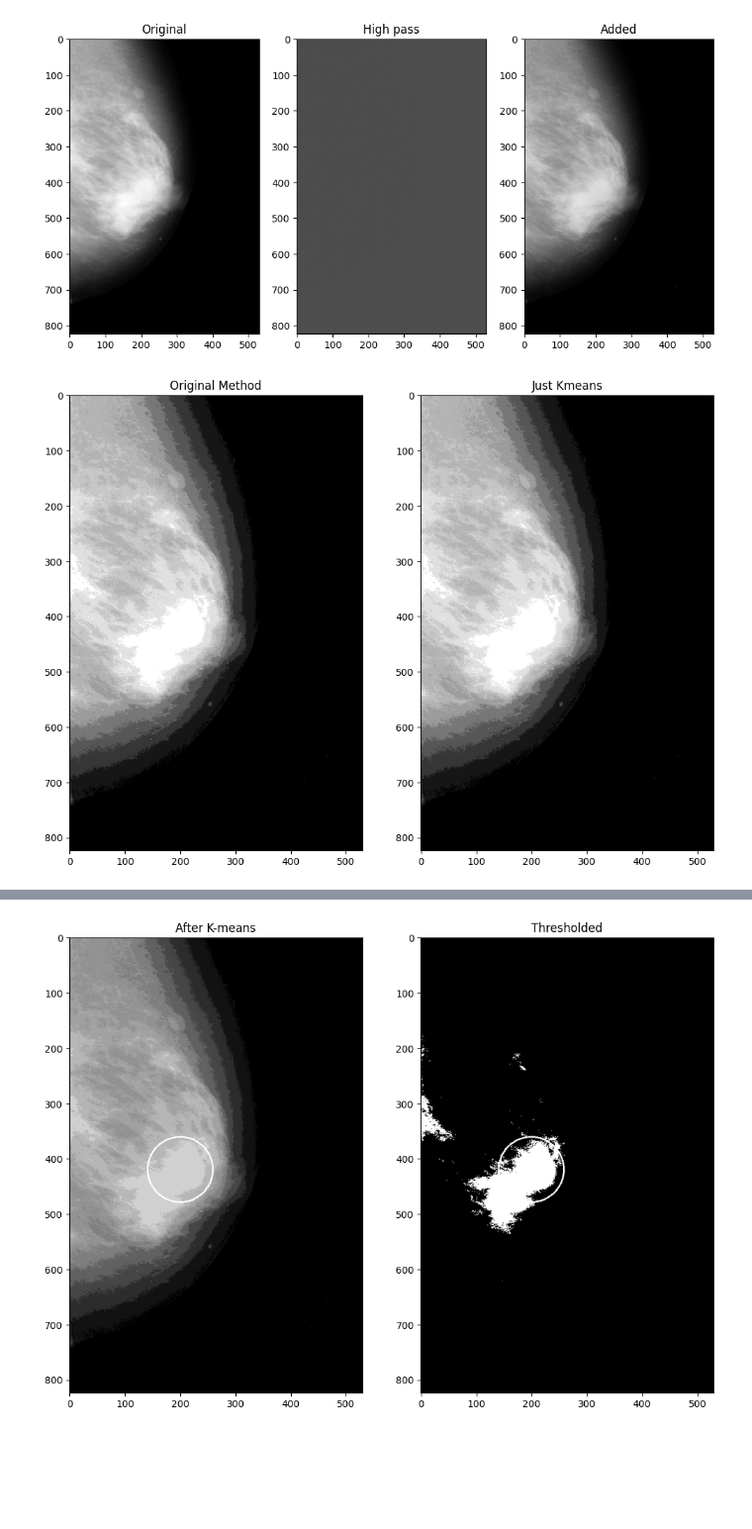
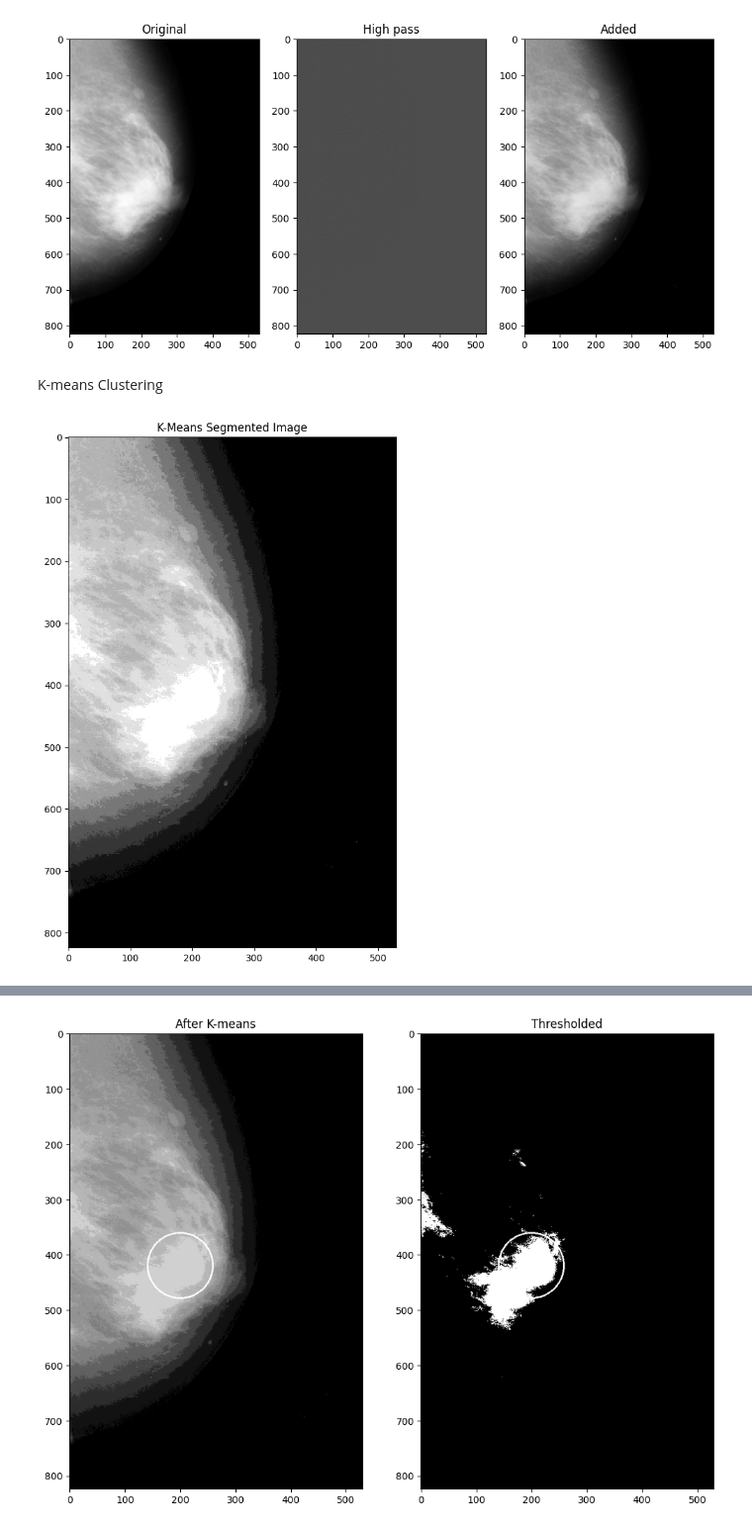
Before and after one commit to arghyawning/Image-Segmentation-Project, a Jupyter notebook: mammogram/code.ipynb, the cells around one changed output, grey strips where cells are left out. Shown at 99% size. Saved outputs shown, nothing was run; the diff lists cells and outputs as text; code cells hidden in the pictures; blank space fills up the shorter version.

```diff
--- a/mammogram/code.ipynb
+++ b/mammogram/code.ipynb
@@ -224,26 +62,19 @@ ax[2].set_title('Added')
 plt.show()
 # %% [output]
 [figure]
+# %% [markdown]
+K-means Clustering
 # %%
-# kmeans  to get segmentation
 k = 10
 kmeans = KMeans(n_clusters=k, random_state = 42)
 kmeans.fit(added.reshape(-1, 1))
 labels = kmeans.labels_
 centers = kmeans.cluster_centers_
 segmented_image = centers[labels.flatten()].reshape(added.shape).astype(np.uint8)
 
-kmeans = KMeans(n_clusters=k, random_state = 42)
-kmeans.fit(added.reshape(-1, 1))
-labels = kmeans.labels_
-centers = kmeans.cluster_centers_
-segmented_image_without_modifications = centers[labels.flatten()].reshape(img.shape).astype(np.uint8)
-
-fig, axs = plt.subplots(1, 2, figsize=(12, 12))
-axs[0].imshow(segmented_image, cmap='gray')
-axs[0].set_title('Original Method')
-axs[1].imshow(segmented_image_without_modifications, cmap='gray')
-axs[1].set_title('Just Kmeans')
+plt.figure(figsize=(10,10))
+plt.imshow(segmented_image, cmap="gray")
+plt.title("K-Means Segmented Image")
 plt.show()
 # %% [output]
-[figure, old version]
+[figure, new version]
```
Also changed, not shown: parts of 25 cells of this notebook, 12 other files.
